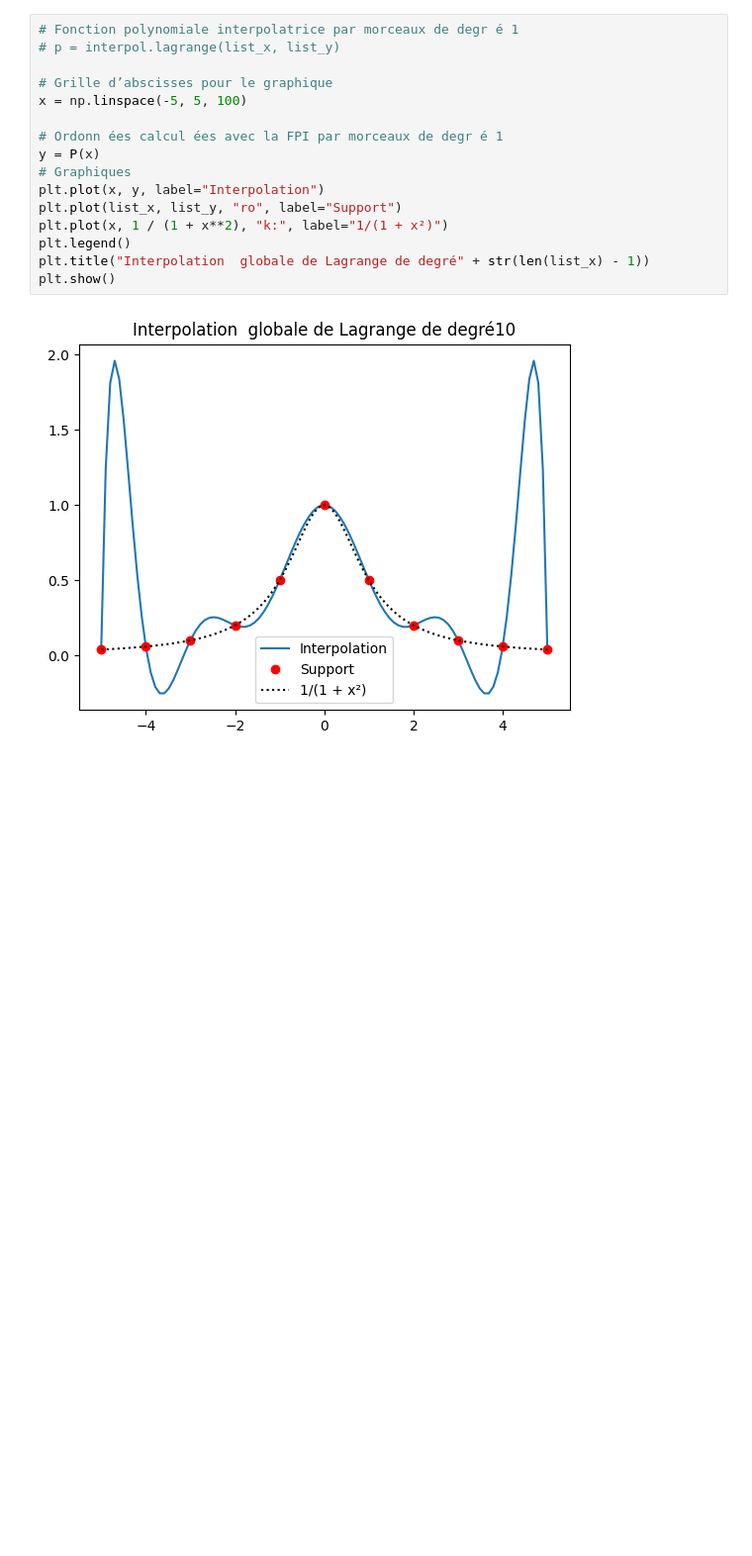
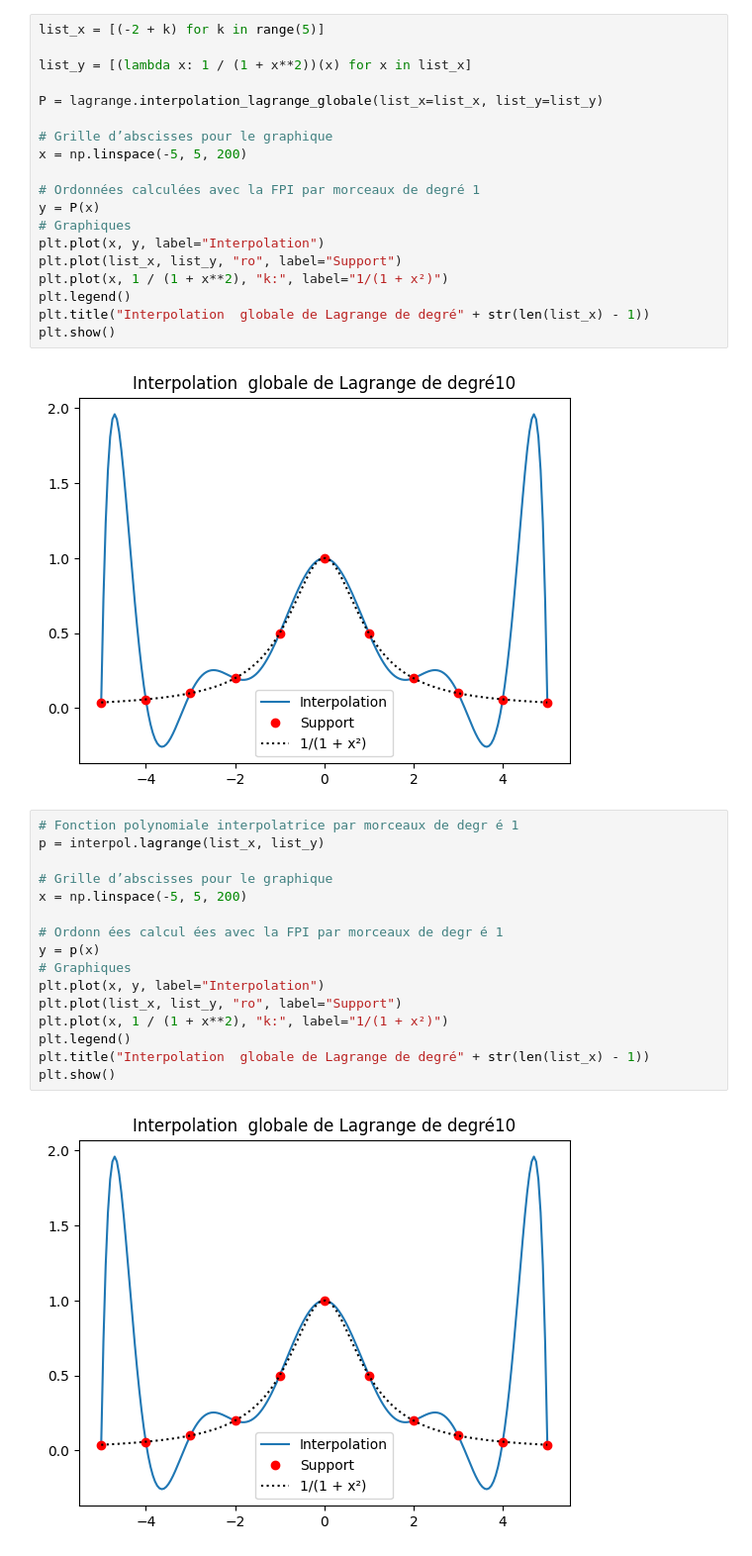
Before and after one commit to flotare/CAN, a Jupyter notebook: src/CAN/cours/interpolation_lagrange/interpolation_lagrange.ipynb, the cells around one changed output. Shown at 99% size. Saved outputs shown, nothing was run; the diff lists cells and outputs as text; blank space fills up the shorter version.

```diff
--- a/src/CAN/cours/interpolation_lagrange/interpolation_lagrange.ipynb
+++ b/src/CAN/cours/interpolation_lagrange/interpolation_lagrange.ipynb
@@ -19,11 +34,14 @@ P = lagrange.interpolation_lagrange_globale(list_x=list_x, list_y=list_y)
 # %%
-# Fonction polynomiale interpolatrice par morceaux de degr é 1
-# p = interpol.lagrange(list_x, list_y)
+list_x = [(-2 + k) for k in range(5)]
+
+list_y = [(lambda x: 1 / (1 + x**2))(x) for x in list_x]
+
+P = lagrange.interpolation_lagrange_globale(list_x=list_x, list_y=list_y)
 
 # Grille d’abscisses pour le graphique
-x = np.linspace(-5, 5, 100)
+x = np.linspace(-5, 5, 200)
 
-# Ordonn ées calcul ées avec la FPI par morceaux de degr é 1
+# Ordonnées calculées avec la FPI par morceaux de degré 1
 y = P(x)
 # Graphiques
 plt.plot(x, y, label="Interpolation")
@@ -34,3 +52,21 @@ plt.title("Interpolation  globale de Lagrange de degré" + str(len(list_x) - 1))
 plt.show()
 # %% [output]
 [figure]
+# %%
+# Fonction polynomiale interpolatrice par morceaux de degr é 1
+p = interpol.lagrange(list_x, list_y)
+
+# Grille d’abscisses pour le graphique
+x = np.linspace(-5, 5, 200)
+
+# Ordonn ées calcul ées avec la FPI par morceaux de degr é 1
+y = p(x)
+# Graphiques
+plt.plot(x, y, label="Interpolation")
+plt.plot(list_x, list_y, "ro", label="Support")
+plt.plot(x, 1 / (1 + x**2), "k:", label="1/(1 + x²)")
+plt.legend()
+plt.title("Interpolation  globale de Lagrange de degré" + str(len(list_x) - 1))
+plt.show()
+# %% [output]
+[figure, added]
```
Also changed, not shown: parts of 3 cells of this notebook, 1 other file.
